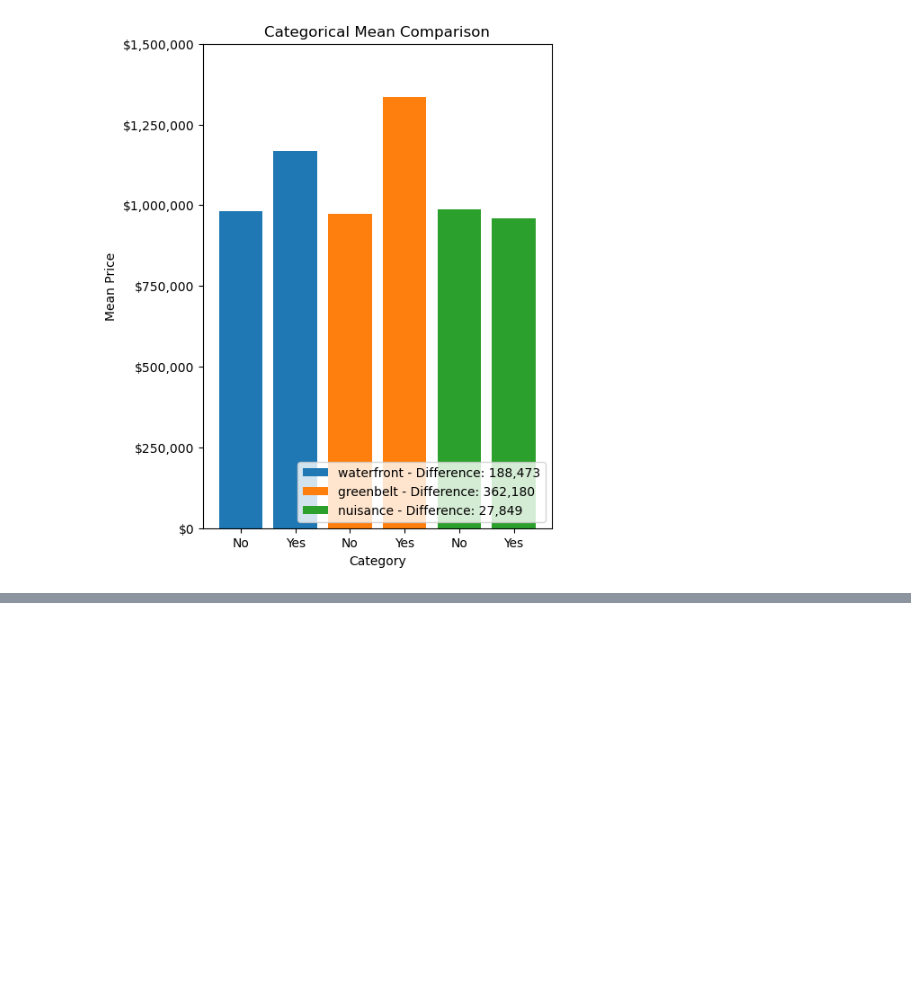
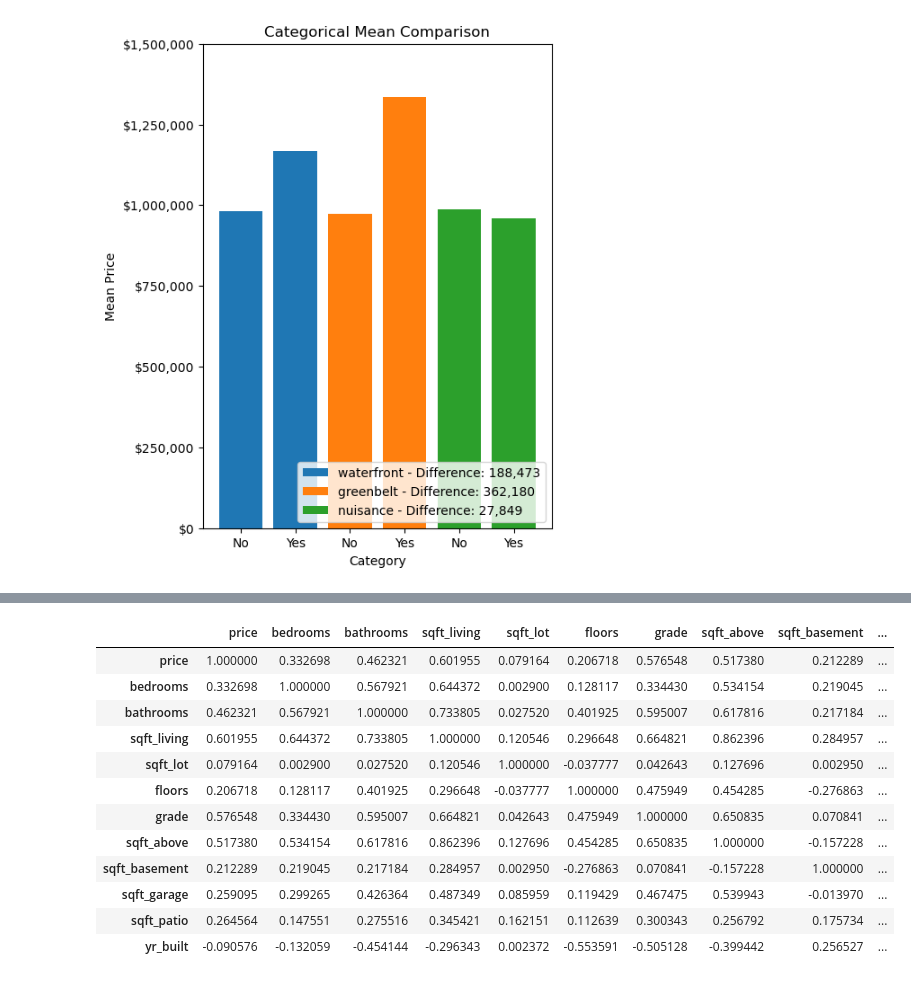
Before and after one commit to Tommyphung1/King-County-Feature-Regression, a Jupyter notebook: main_notebook.ipynb, the cells around one changed output, grey strips where cells are left out. Saved outputs shown, nothing was run; the diff lists cells and outputs as text; code cells hidden in the pictures; blank space fills up the shorter version.

```diff
--- a/main_notebook.ipynb
+++ b/main_notebook.ipynb
@@ -542,0 +486,17 @@ ax.set_zlabel("grade");
+# %%
+
+df_cleaned.corr()
+# %% [output]
+|  | price | bedrooms | bathrooms | sqft_living | sqft_lot | floors | grade | sqft_above | sqft_basement | ... |
+| price | 1.000000 | 0.332698 | 0.462321 | 0.601955 | 0.079164 | 0.206718 | 0.576548 | 0.517380 | 0.212289 | ... |
+| bedrooms | 0.332698 | 1.000000 | 0.567921 | 0.644372 | 0.002900 | 0.128117 | 0.334430 | 0.534154 | 0.219045 | ... |
+| bathrooms | 0.462321 | 0.567921 | 1.000000 | 0.733805 | 0.027520 | 0.401925 | 0.595007 | 0.617816 | 0.217184 | ... |
+| sqft_living | 0.601955 | 0.644372 | 0.733805 | 1.000000 | 0.120546 | 0.296648 | 0.664821 | 0.862396 | 0.284957 | ... |
+| sqft_lot | 0.079164 | 0.002900 | 0.027520 | 0.120546 | 1.000000 | -0.037777 | 0.042643 | 0.127696 | 0.002950 | ... |
+| floors | 0.206718 | 0.128117 | 0.401925 | 0.296648 | -0.037777 | 1.000000 | 0.475949 | 0.454285 | -0.276863 | ... |
+| grade | 0.576548 | 0.334430 | 0.595007 | 0.664821 | 0.042643 | 0.475949 | 1.000000 | 0.650835 | 0.070841 | ... |
+| sqft_above | 0.517380 | 0.534154 | 0.617816 | 0.862396 | 0.127696 | 0.454285 | 0.650835 | 1.000000 | -0.157228 | ... |
+| sqft_basement | 0.212289 | 0.219045 | 0.217184 | 0.284957 | 0.002950 | -0.276863 | 0.070841 | -0.157228 | 1.000000 | ... |
+| sqft_garage | 0.259095 | 0.299265 | 0.426364 | 0.487349 | 0.085959 | 0.119429 | 0.467475 | 0.539943 | -0.013970 | ... |
+| sqft_patio | 0.264564 | 0.147551 | 0.275516 | 0.345421 | 0.162151 | 0.112639 | 0.300343 | 0.256792 | 0.175734 | ... |
+| yr_built | -0.090576 | -0.132059 | -0.454144 | -0.296343 | 0.002372 | -0.553591 | -0.505128 | -0.399442 | 0.256527 | ... |
```
Also changed, not shown: parts of 44 cells of this notebook, 3 other files.
